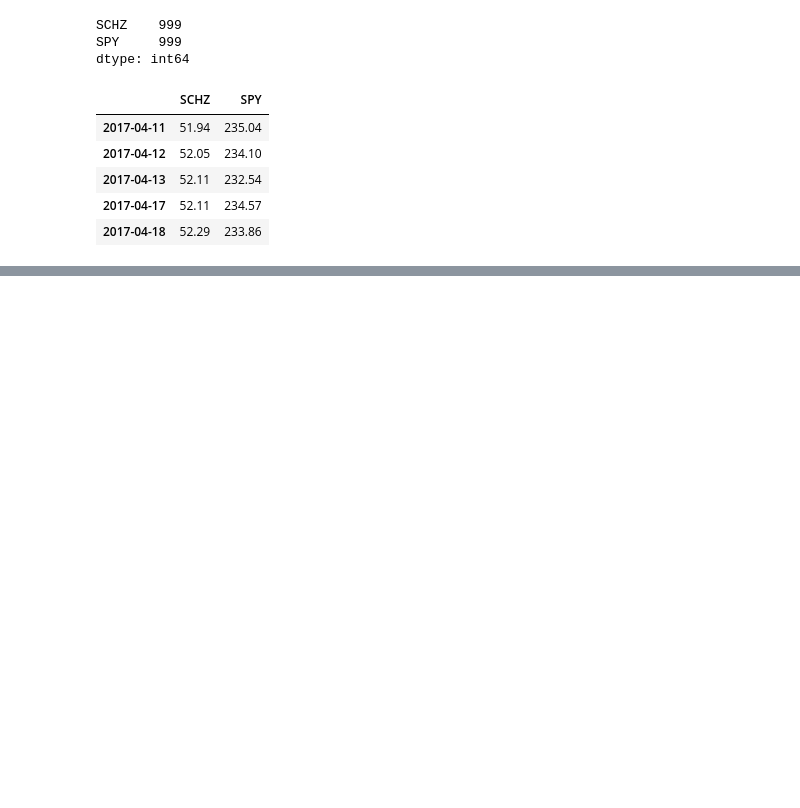
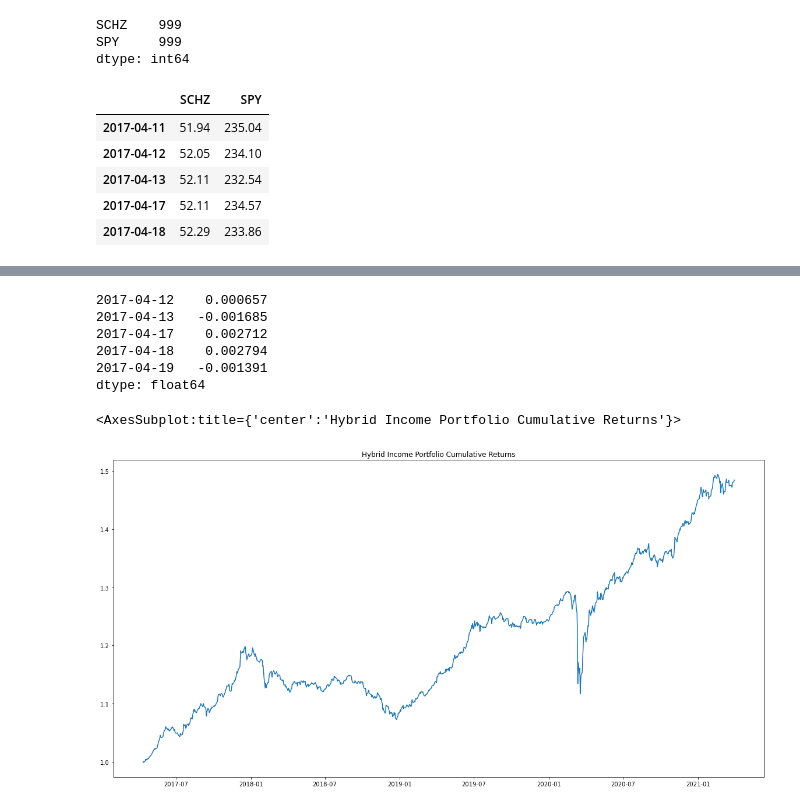
Before and after one commit to hammer888-tech/Project_1, a Jupyter notebook: Project_1B.ipynb, the cells around one changed output, grey strips where cells are left out. Drawn from its saved outputs; the diff is of its cells as text; code cells hidden in the pictures; blank space fills up the shorter version.

```diff
--- a/Project_1B.ipynb
+++ b/Project_1B.ipynb
@@ -204,5 +109,0 @@ income_crypto_portfolio.head()
-# %%
-
-income_crypto_returns = income_crypto_portfolio.pct_change()
-income_crypto_returns = income_crypto_returns.dropna().copy()
-income_crypto_returns.head()
@@ -277,0 +186,24 @@ income_crypto_traditional_cumulative_returns.plot(figsize=(20,10), title = "Inco
+# %%
+# Adding 5% of Crypto (BTC) by reducing Bonds and Stocks proportionally
+income_btc_percentage = 0.05
+income_schz_percentage_2 = income_schz_percentage - (income_schz_percentage * income_btc_percentage)
+income_spy_percentage_2 = income_spy_percentage - (income_spy_percentage * income_btc_percentage)
+
+#Assigning weights to Hybrid Income (hi) Portfolio
+weights_hi = [income_schz_percentage_2, income_spy_percentage_2, income_btc_percentage]
+income_hybrid_portfolio_weighted = income_crypto_returns.dot(weights_hi)
+income_hybrid_portfolio_weighted.head()
+# %% [output]
+2017-04-12    0.000657
+2017-04-13   -0.001685
+2017-04-17    0.002712
+2017-04-18    0.002794
+2017-04-19   -0.001391
+dtype: float64
+# %%
+#Calculate and plot Hybrid Income Portfolio returns
+income_cumulative_hybrid_returns = (1 + income_hybrid_portfolio_weighted).cumprod()
+income_cumulative_hybrid_returns.plot(figsize=(20,10), title = "Hybrid Income Portfolio Cumulative Returns")
+# %% [output]
+<AxesSubplot:title={'center':'Hybrid Income Portfolio Cumulative Returns'}>
+[figure, added]
```
Also changed, not shown: parts of 58 cells of this notebook.
